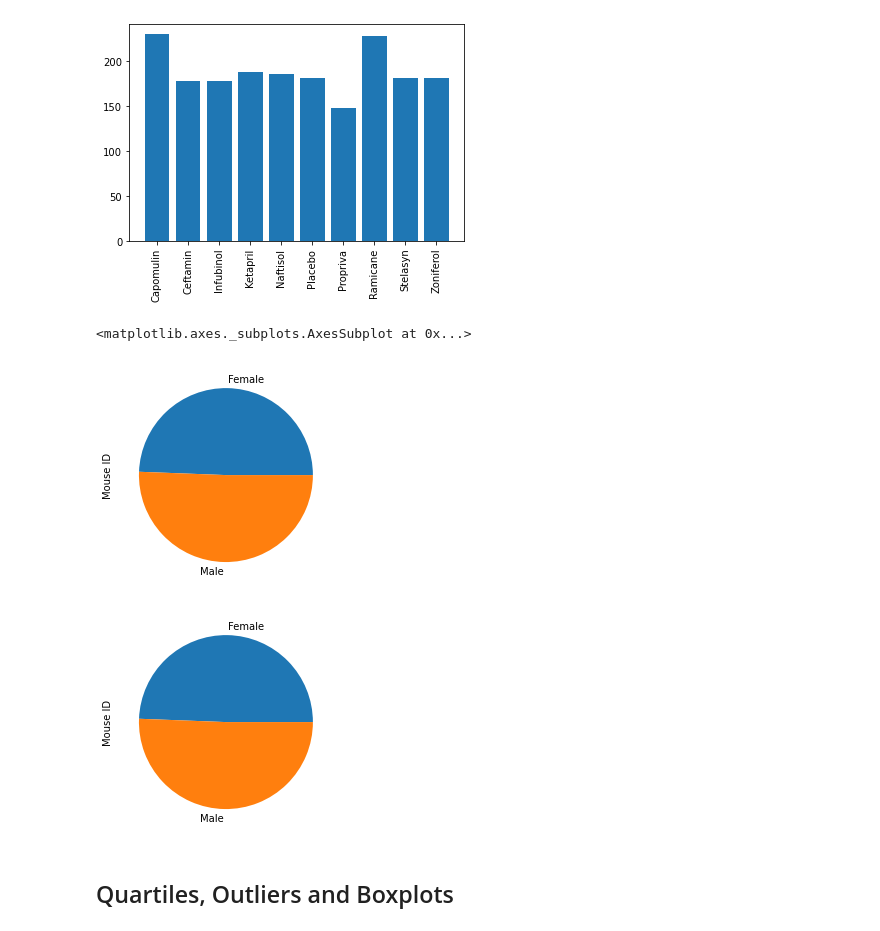
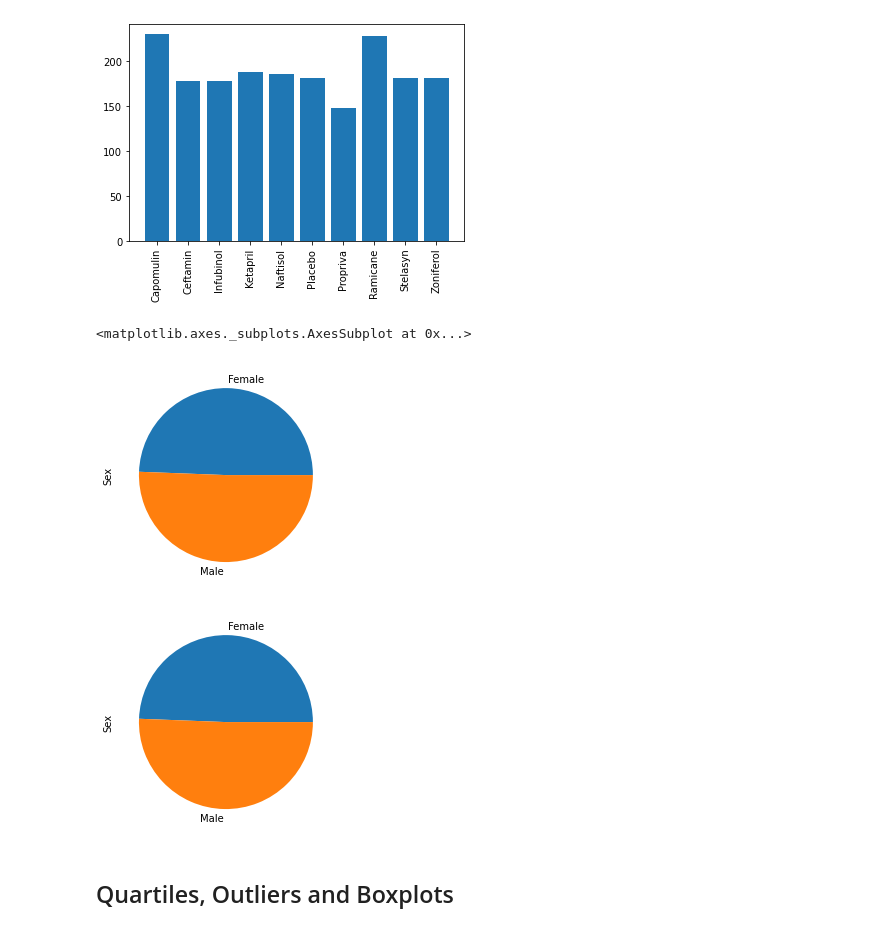
Before and after one commit to RoPalacios74/Matplotlib_Challenge, a Jupyter notebook: Pymaceuticals/pymaceuticals_starter.ipynb, the cells around one changed output. Cells and saved outputs as stored; diff of their text form; code cells hidden in the pictures.

```diff
--- a/Pymaceuticals/pymaceuticals_starter.ipynb
+++ b/Pymaceuticals/pymaceuticals_starter.ipynb
@@ -175,18 +175,18 @@ plt.show()
 [figure]
 # %%
 # Generate a pie plot showing the distribution of female versus male mice using pandas
-gender_count_pandas=mouse_merge_df.groupby(["Sex"])["Mouse ID"].count()
+gender_count_pandas=mouse_merge_df.groupby(["Sex"])["Sex"].count()
 gender_count_pandas.plot.pie()
 # %% [output]
 <matplotlib.axes._subplots.AxesSubplot at 0x...>
-[figure, old version]
+[figure, new version]
 # %%
 # Generate a pie plot showing the distribution of female versus male mice using pyplot
 plt.pie(gender_count_pandas.values, labels = gender_count_pandas.index.values)
-plt.ylabel("Mouse ID")
+plt.ylabel("Sex")
 plt.show()
 # %% [output]
-[figure, old version]
+[figure, new version]
 # %% [markdown]
 ## Quartiles, Outliers and Boxplots
 # %%
```
Also changed, not shown: parts of 8 cells of this notebook.
